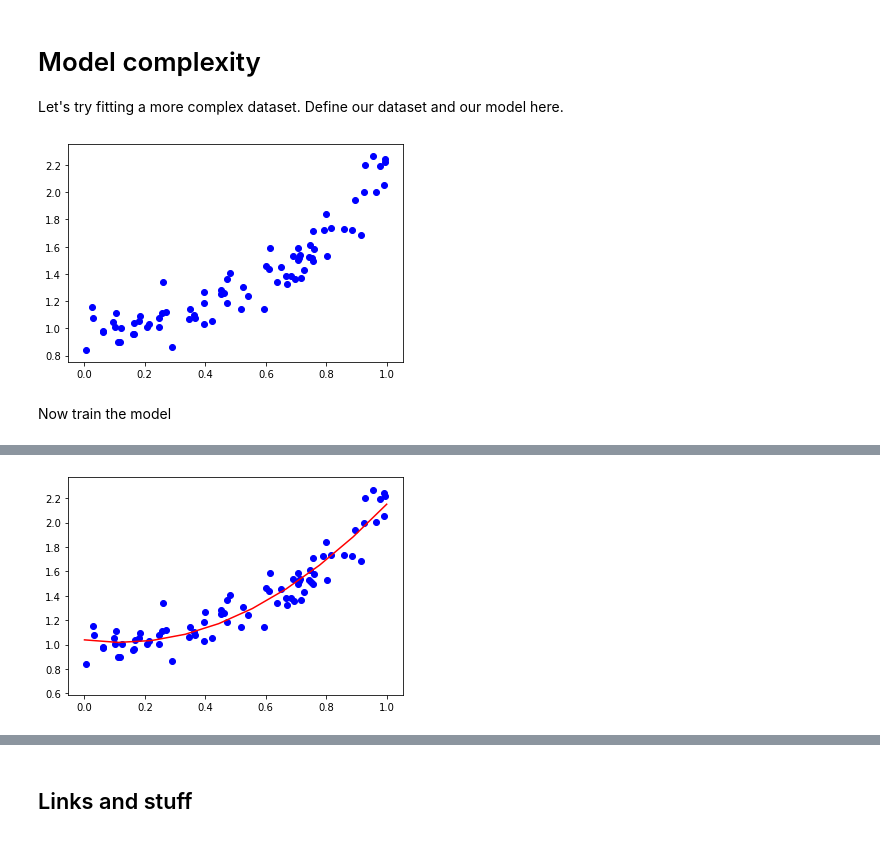
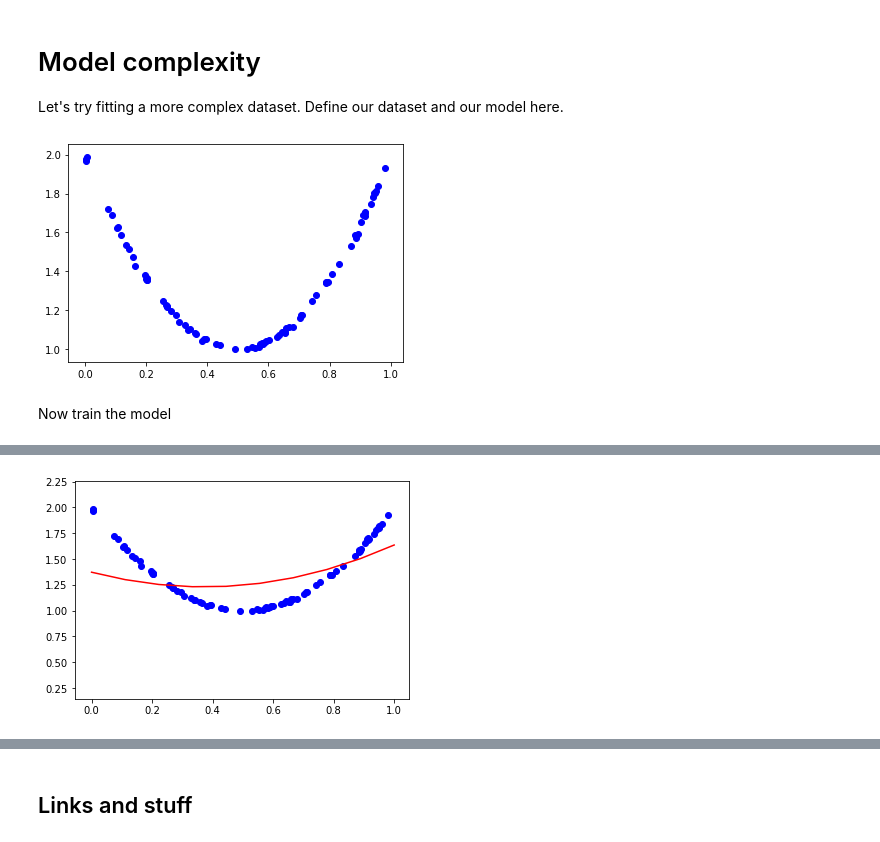
Before and after one commit to WestCoastML/pytorch_tutorial, a Jupyter notebook: pytorch_tutorial1.ipynb, the cells around one changed output, grey strips where cells are left out. Saved outputs shown, nothing was run; the diff lists cells and outputs as text; code cells hidden in the pictures.

```diff
--- a/pytorch_tutorial1.ipynb
+++ b/pytorch_tutorial1.ipynb
@@ -147,6 +253,9 @@ Create an interesting pytorch tensor and post the visualization of the call grap
 # Gradient descent linear regresion example
 # %% [markdown]
 first create a dataset
+# %%
+# just run on cpu for now
+device="cpu"
 # %%
 # Data Generation
 def dataset_from_function_with_noise(f,npoints=100,noise=0.1):
@@ -299,13 +409,10 @@ HTML(animation.ArtistAnimation(fig, artists,interval=50, blit=True,repeat_delay=
 # Stochastic Gradient Descent
 Technically what we have done so far is not stochastic gradient descent because for every a&b we evaluate the loss function for all values of the training data set.  Stochastic Gradient Descent computes the loss function for a subset of the data and then updates the parameters based on the gradient. So let't define sgd() and see if we get the same answer.
 # %%
-def sgd(model,x_train_tensor,y_train_tensor,batchsize=32,n_epochs=1000,hook=lambda m,x,y:None):
+def sgd(model,x_train_tensor,y_train_tensor,batchsize=32,lr=1e-1,n_epochs=1000,hook=lambda m,x,y:None):
   initialize_parameters(model)
   for epoch in range(n_epochs):
     for batch in range(int(n_epochs/batchsize)+1):
       rows = torch.randperm(x_train_tensor.shape[0])[:batchsize]
       single_step(model,x_train_tensor[rows],y_train_tensor[rows])
     hook(model,x_train_tensor,y_train_tensor)
-
-sgd(model,x_train_tensor,y_train_tensor)
-print(vars(model))
@@ -327,10 +437,10 @@ HTML(animation.ArtistAnimation(fig, artists,interval=50, blit=True,repeat_delay=
 # Model complexity
 Let's try fitting a more complex dataset. Define our dataset and our model here.
 # %%
-x_train_tensor,y_train_tensor,x_val_tensor,y_val_tensor = dataset_from_function_with_noise(lambda x:1 + .2 * x + x**3  )
+x_train_tensor,y_train_tensor,x_val_tensor,y_val_tensor = dataset_from_function_with_noise(lambda x:1 + .2 * x + x**2  )
 # %%
 def model(x):
-  return model.a+model.b*x+model.c*x**+model.d*x**3
+  return model.a+model.b*x+model.c*x**2+model.d*x**3
 model.a=torch.randn(1)
 model.b=torch.randn(1)
 model.c=torch.randn(1)
@@ -339,15 +449,15 @@ model.d=torch.randn(1)
 plt.scatter(x_train_tensor,y_train_tensor,c='b')
 plt.show()
 # %% [output]
-[figure, old version]
+[figure, new version]
 # %% [markdown]
 Now train the model
 # %%
 rng=torch.linspace(0,1,10)
 artists=[]
 fig, ax = plt.subplots()
-sgd(model,x_train_tensor,y_train_tensor,hook=movie_hook)
+sgd(model,x_train_tensor,y_train_tensor,hook=movie_hook,n_epochs=100)
 HTML(animation.ArtistAnimation(fig, artists,interval=50, blit=True,repeat_delay=1000).to_html5_video())
 # %% [output]
 [interactive output not drawn]
-[figure, old version]
+[figure, new version]
```
Also changed, not shown: parts of 46 cells of this notebook.
